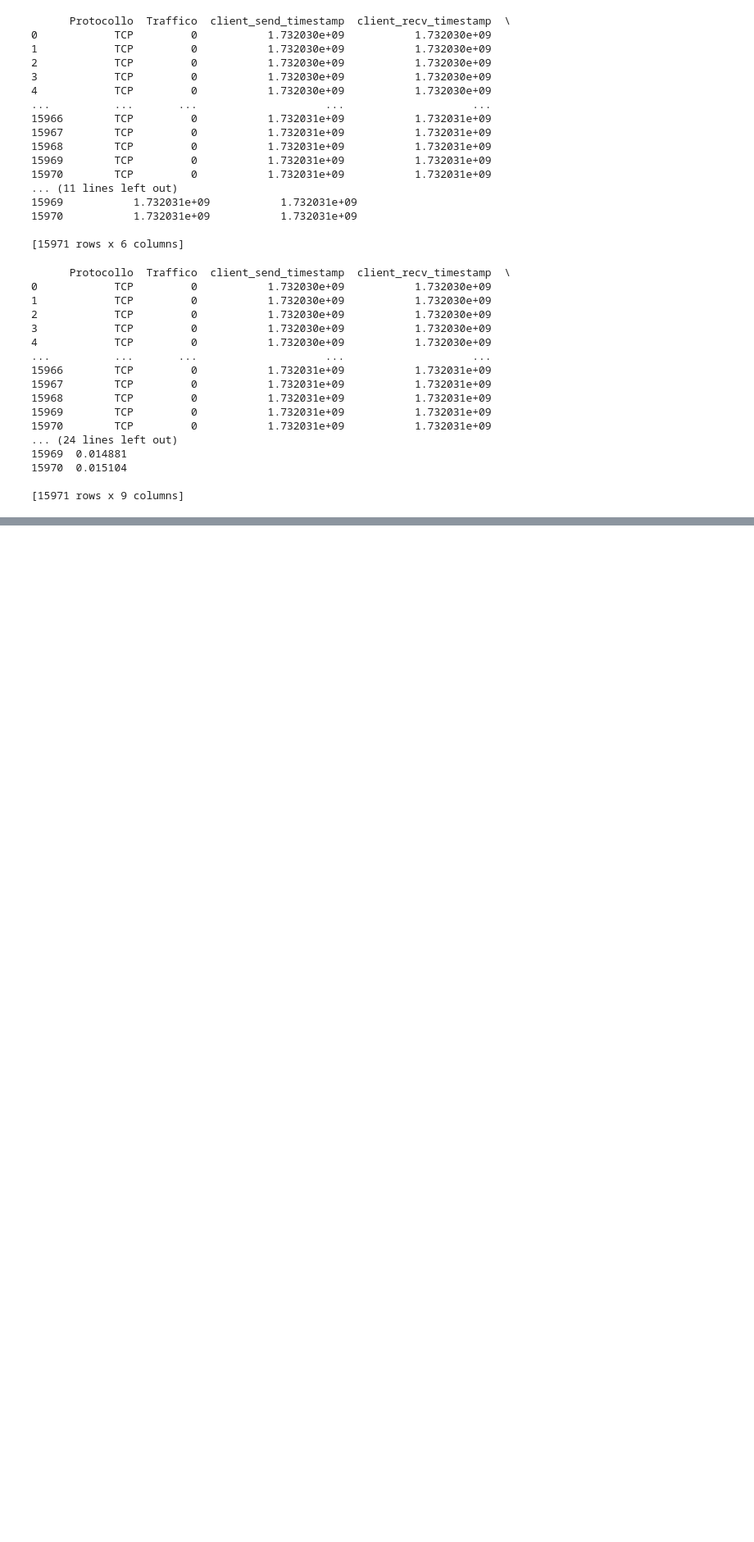
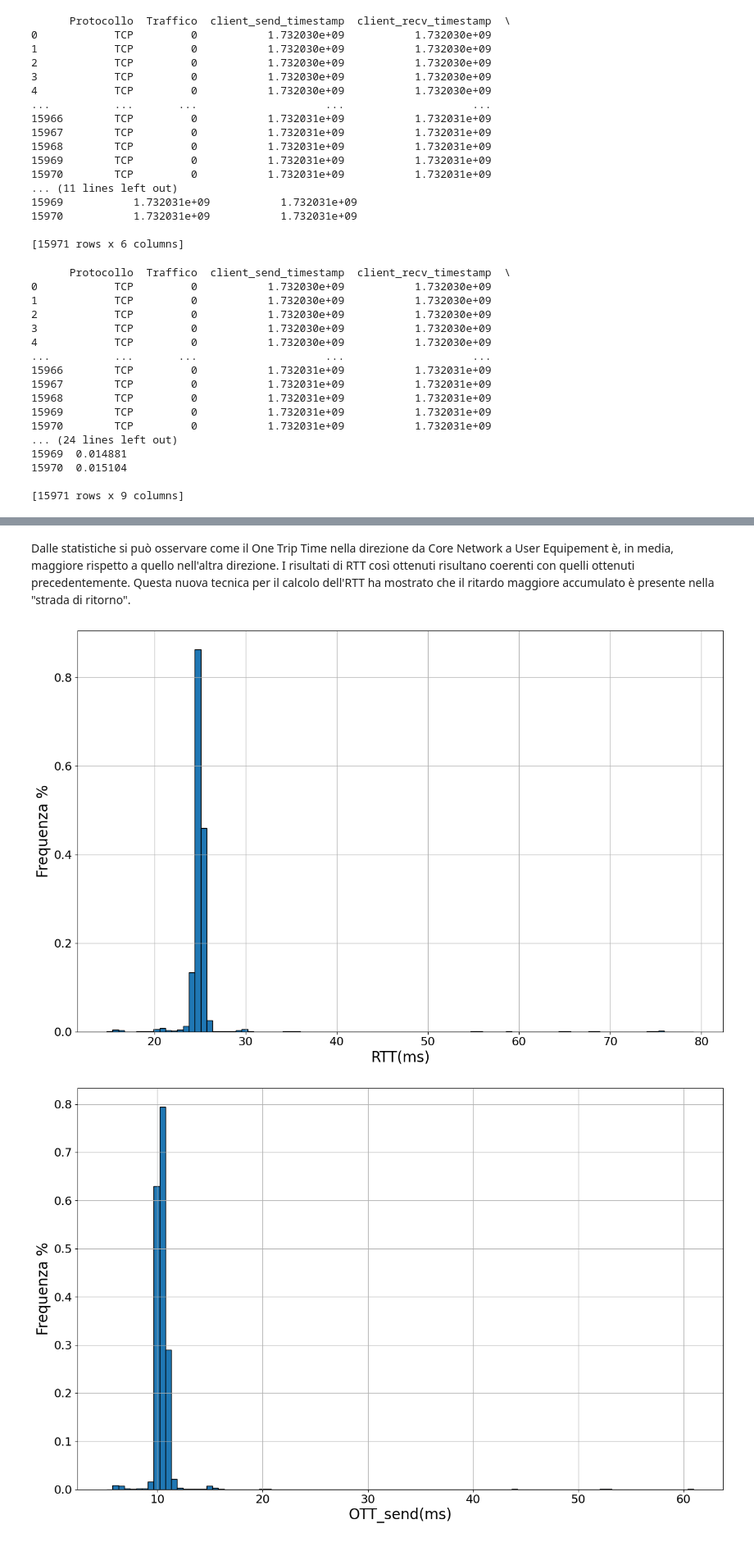
Before and after one commit to enricobrum/Dottorato, a Jupyter notebook: Articolo_NOVEMBRE/Analisi_Dati/Analisi_Risultati.ipynb, the cells around one changed output, grey strips where cells are left out. Shown: that part at 82% size. Drawn from its saved outputs; the diff is of its cells as text; code cells hidden in the pictures; blank space fills up the shorter version.

Commit message:
Aggiunta programma di analisi dei risultati dei test

```diff
--- a/Articolo_NOVEMBRE/Analisi_Dati/Analisi_Risultati.ipynb
+++ b/Articolo_NOVEMBRE/Analisi_Dati/Analisi_Risultati.ipynb
@@ -99,6 +100,11 @@ print(df1)
 
 df1=df1[df1['RTT']<0.200]
 df1=df1[df1['RTT']>0]
+df1=df1[df1['OTT_send']>0.005]
+df1=df1[df1['OTT_recv']>0.005]
+df1['RTT']*=1000
+df1['OTT_send']*=1000
+df1['OTT_recv']*=1000
 stats_rtt = df1.groupby(['Traffico'])['RTT'].agg(['mean', 'var','std','median','count','min','max'])
 stats_ott_send = df1.groupby(['Traffico'])['OTT_send'].agg(['mean', 'var','std','median','count','min','max'])
 stats_ott_recv = df1.groupby(['Traffico'])['OTT_recv'].agg(['mean', 'var','std','median','count','min','max'])
@@ -126,0 +132,37 @@ Traffico
+# %% [markdown]
+Dalle statistiche si può osservare come il One Trip Time nella direzione da Core Network a User Equipement è, in media, maggiore rispetto a quello nell'altra direzione. I risultati di RTT così ottenuti risultano coerenti con quelli ottenuti precedentemente. Questa nuova tecnica per il calcolo dell'RTT ha mostrato che il ritardo maggiore accumulato è presente nella "strada di ritorno".
+# %%
+# Rappresentazione dei valori ottenuti:
+
+#Istogramma RTT
+plt.figure(figsize=(16,10))
+n,bins,patches=plt.hist(df1['RTT'],density=True,bins=100,edgecolor='black')
+plt.grid(True)
+plt.xlabel('RTT(ms)',fontsize=20)
+plt.ylabel('Frequenza %',fontsize=20)
+plt.xticks(fontsize=16)
+plt.yticks(fontsize=16)
+plt.show()
+
+#Istogramma OTT_send
+plt.figure(figsize=(16,10))
+n,bins,patches=plt.hist(df1['OTT_send'],density=True,bins=100,edgecolor='black')
+plt.grid(True)
+plt.xlabel('OTT_send(ms)',fontsize=20)
+plt.ylabel('Frequenza %',fontsize=20)
+plt.xticks(fontsize=16)
+plt.yticks(fontsize=16)
+plt.show()
+
+#Istogramma OTT_recv
+plt.figure(figsize=(16,10))
+n,bins,patches=plt.hist(df1['OTT_recv'],density=True,bins=100,edgecolor='black')
+plt.grid(True)
+plt.xlabel('OTT_recv(ms)',fontsize=20)
+plt.ylabel('Frequenza %',fontsize=20)
+plt.xticks(fontsize=16)
+plt.yticks(fontsize=16)
+plt.show()
+# %% [output]
+[figure, added]
+[figure, added]
```
Also changed, not shown: parts of 7 cells of this notebook, 2 other files.
